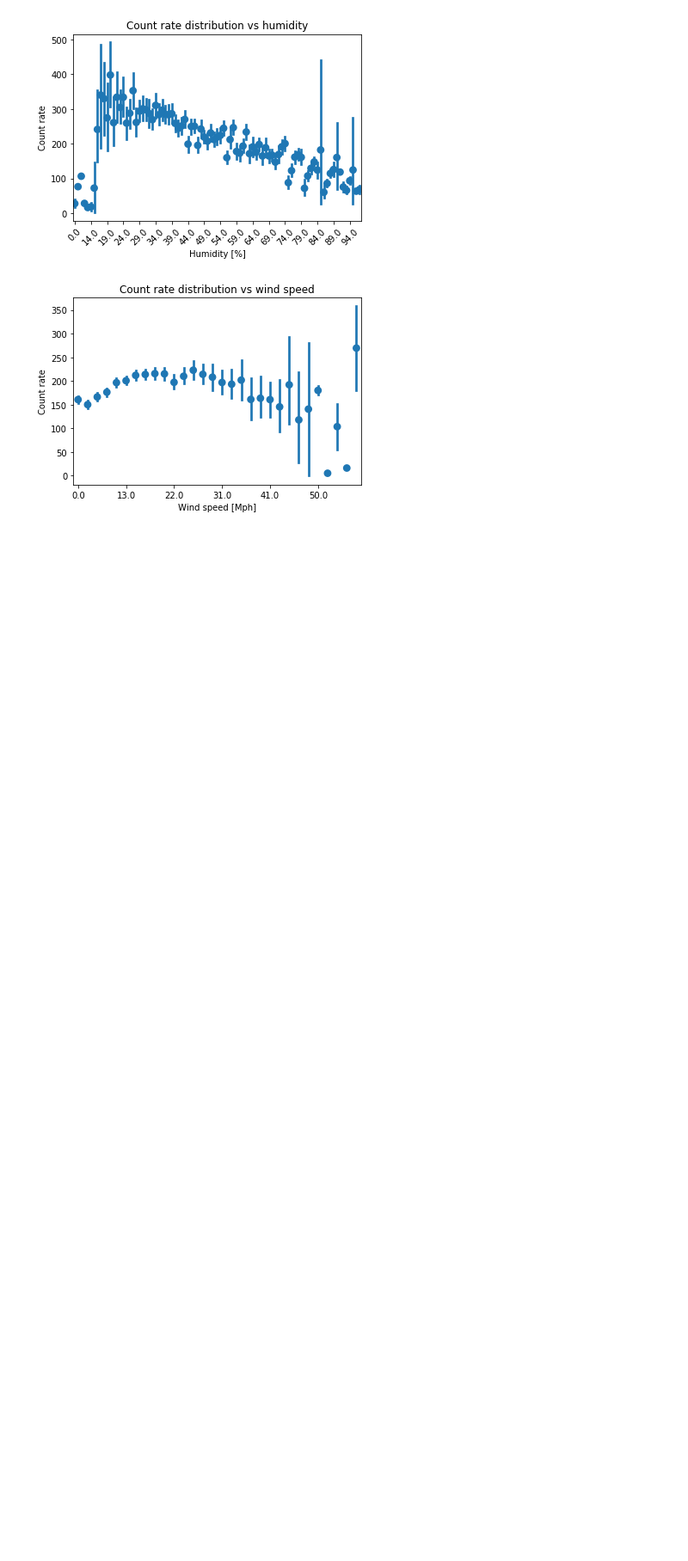
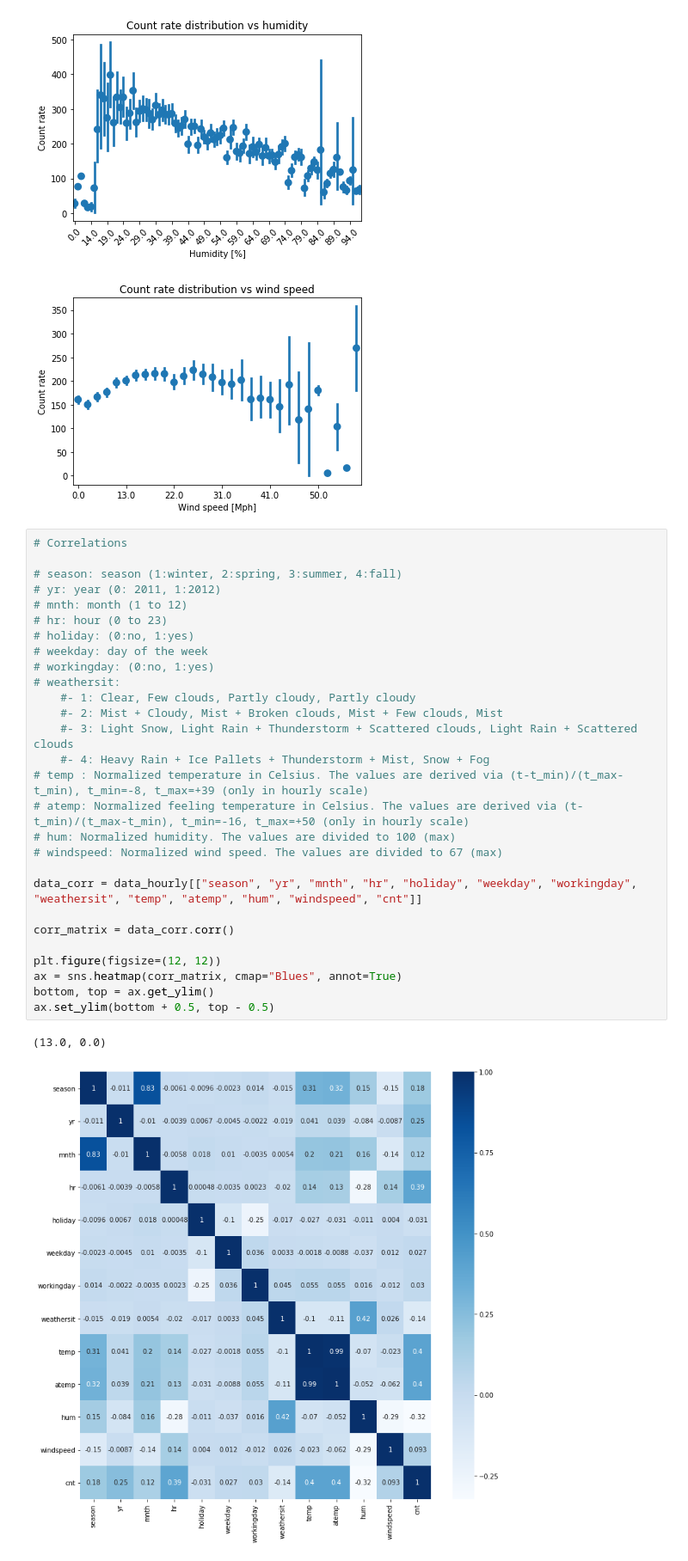
Before and after one commit to amurrone/BikeSharing, a Jupyter notebook: inspect_data.ipynb, the cells around one changed output. Shown at 86% size. Saved outputs shown, nothing was run; the diff lists cells and outputs as text; blank space fills up the shorter version.

Commit message:
Correlations heatmap

```diff
--- a/inspect_data.ipynb
+++ b/inspect_data.ipynb
@@ -381,3 +381,34 @@ plt.show()
 [figure]
 [figure]
 [figure]
+# %%
+# Correlations
+
+# season: season (1:winter, 2:spring, 3:summer, 4:fall)
+# yr: year (0: 2011, 1:2012)
+# mnth: month (1 to 12)
+# hr: hour (0 to 23)
+# holiday: (0:no, 1:yes)
+# weekday: day of the week
+# workingday: (0:no, 1:yes)
+# weathersit:
+    #- 1: Clear, Few clouds, Partly cloudy, Partly cloudy
+    #- 2: Mist + Cloudy, Mist + Broken clouds, Mist + Few clouds, Mist
+    #- 3: Light Snow, Light Rain + Thunderstorm + Scattered clouds, Light Rain + Scattered clouds
+    #- 4: Heavy Rain + Ice Pallets + Thunderstorm + Mist, Snow + Fog
+# temp : Normalized temperature in Celsius. The values are derived via (t-t_min)/(t_max-t_min), t_min=-8, t_max=+39 (only in hourly scale)
+# atemp: Normalized feeling temperature in Celsius. The values are derived via (t-t_min)/(t_max-t_min), t_min=-16, t_max=+50 (only in hourly scale)
+# hum: Normalized humidity. The values are divided to 100 (max)
+# windspeed: Normalized wind speed. The values are divided to 67 (max)
+
+data_corr = data_hourly[["season", "yr", "mnth", "hr", "holiday", "weekday", "workingday", "weathersit", "temp", "atemp", "hum", "windspeed", "cnt"]]
+
+corr_matrix = data_corr.corr()
+
+plt.figure(figsize=(12, 12))
+ax = sns.heatmap(corr_matrix, cmap="Blues", annot=True)
+bottom, top = ax.get_ylim()
+ax.set_ylim(bottom + 0.5, top - 0.5)
+# %% [output]
+(13.0, 0.0)
+[figure, added]
```
